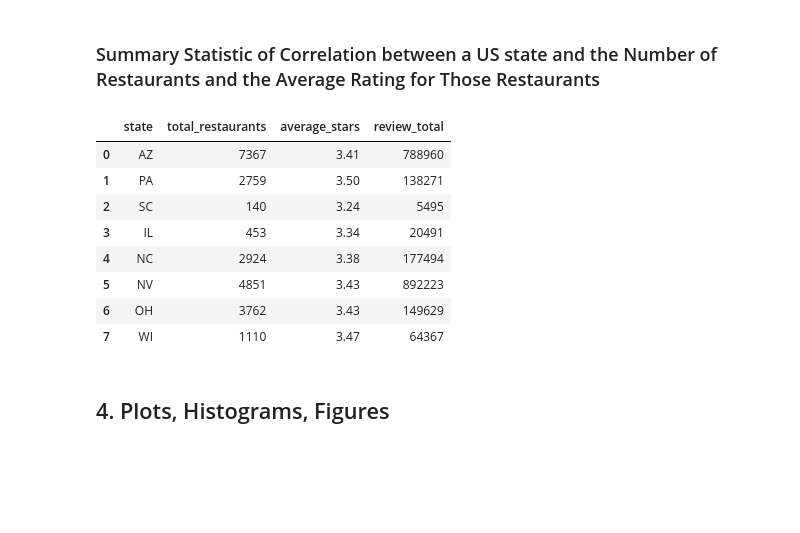
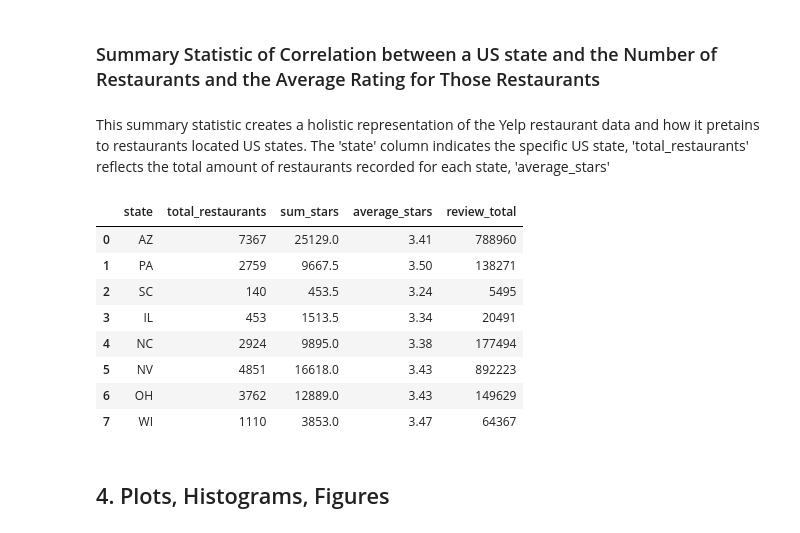
Before and after one commit to vvickychan/yelp-code, a Jupyter notebook: yelp.ipynb, the cells around one changed output. Drawn from its saved outputs; the diff is of its cells as text; code cells hidden in the pictures; blank space fills up the shorter version.

```diff
--- a/yelp.ipynb
+++ b/yelp.ipynb
@@ -404,40 +374,58 @@ This summary of statistics reflects the total number of check-ins restaurants ha
 The 'checkins' column represents the number of check-ins that restaurants have received and the 'average_stars' column represents the average star rating restaurants with that number of check-ins typically receive.
 # %% [markdown]
 ### Summary Statistic of Correlation between a US state and the Number of Restaurants and the Average Rating for Those Restaurants
+# %% [markdown]
+This summary statistic creates a holistic representation of the Yelp restaurant data and how it pretains to restaurants located US states. The 'state' column indicates the specific US state, 'total_restaurants' reflects the total amount of restaurants recorded for each state, 'average_stars'
 # %%
+# Getting the state and star ratings
+us_state_summary_statistic = get_summary_statistic(df2_business, 'state')
+new_frame = {'AZ':[], 'PA':[], 'SC':[], 'IL':[], 'NC':[], 'NV':[], 'OH':[], 'PA':[], 'WI':[]}
+
+for i in us_state_summary_statistic['state'].index:
+    if us_state_summary_statistic['state'][i] in new_frame:
+        new_frame[us_state_summary_statistic['state'][i]] = us_state_summary_statistic['average_stars'][i]
+us_state_summary_statistic =  pd.DataFrame(list(new_frame.items()))
+us_state_summary_statistic.columns = ['state', 'average_stars']
+
+# combining
 us_num_summary_statistic = get_summary_statistic(df2_business, 'state')
 total = {'AZ':[], 'PA':[], 'SC':[], 'IL':[], 'NC':[], 'NV':[], 'OH':[], 'PA':[], 'WI':[]}
 reviews = {'AZ':[0], 'PA':[0], 'SC':[0], 'IL':[0], 'NC':[0], 'NV':[0], 'OH':[0], 'PA':[0], 'WI':[0]}
+
+us_state_summary_statistic = get_summary_statistic(df2_business, 'state')
+new_frame = {'AZ':[], 'PA':[], 'SC':[], 'IL':[], 'NC':[], 'NV':[], 'OH':[], 'PA':[], 'WI':[]}
 
 for i in us_num_summary_statistic['state'].index:
     if us_num_summary_statistic['state'][i] in total:
         total[us_num_summary_statistic['state'][i]] = us_num_summary_statistic['total_restaurants'][i]
 us_num_summary_statistic =  pd.DataFrame(list(total.items()))
 us_num_summary_statistic.columns = ['state', 'total_restaurants']
 
 for i in df2_business['state'].index:
     if df2_business['state'][i] in reviews:
         reviews[df2_business['state'][i]] += df2_business['review_count'][i].astype(int)
 
 state_reviews =  pd.DataFrame(list(reviews.items()))
 state_reviews.columns = ['state', 'review_total']
 
 for i in state_reviews.index:
     state_reviews['review_total'][i] = state_reviews['review_total'][i][0]
 
 us_states_1 = pd.merge(us_num_summary_statistic, us_state_summary_statistic, on ='state')
 us_states = pd.merge(us_states_1, state_reviews, on ='state')
+us_states = us_states.drop(columns=['total_restaurants_y'], axis=1)
+us_states.rename(columns = {'total_restaurants_x':'total_restaurants'}, inplace = True)
 us_states
 # %% [output]
-|  | state | total_restaurants | average_stars | review_total |
-| 0 | AZ | 7367 | 3.41 | 788960 |
-| 1 | PA | 2759 | 3.50 | 138271 |
-| 2 | SC | 140 | 3.24 | 5495 |
-| 3 | IL | 453 | 3.34 | 20491 |
-| 4 | NC | 2924 | 3.38 | 177494 |
-| 5 | NV | 4851 | 3.43 | 892223 |
-| 6 | OH | 3762 | 3.43 | 149629 |
-| 7 | WI | 1110 | 3.47 | 64367 |
+|  | state | total_restaurants | sum_stars | average_stars | review_total |
+| 0 | AZ | 7367 | 25129.0 | 3.41 | 788960 |
+| 1 | PA | 2759 | 9667.5 | 3.50 | 138271 |
+| 2 | SC | 140 | 453.5 | 3.24 | 5495 |
+| 3 | IL | 453 | 1513.5 | 3.34 | 20491 |
+| 4 | NC | 2924 | 9895.0 | 3.38 | 177494 |
+| 5 | NV | 4851 | 16618.0 | 3.43 | 892223 |
+| 6 | OH | 3762 | 12889.0 | 3.43 | 149629 |
+| 7 | WI | 1110 | 3853.0 | 3.47 | 64367 |
 # %% [markdown]
 ## 4. Plots, Histograms, Figures
 # %% [markdown]
```
Also changed, not shown: parts of 10 cells of this notebook.
